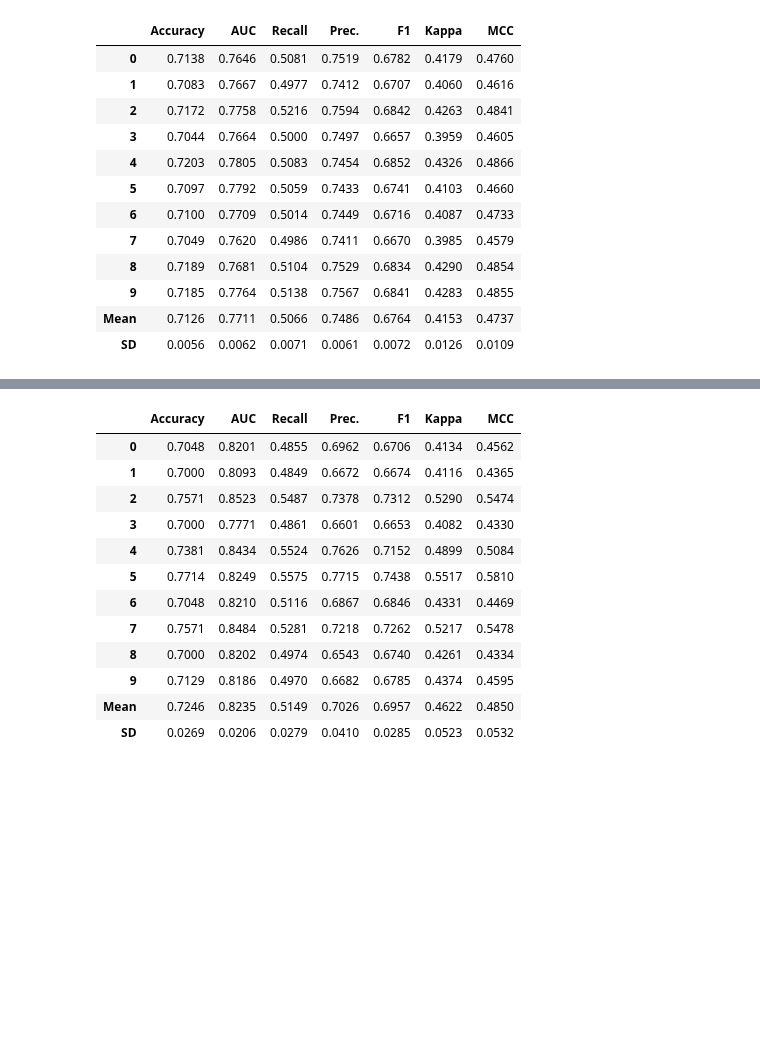
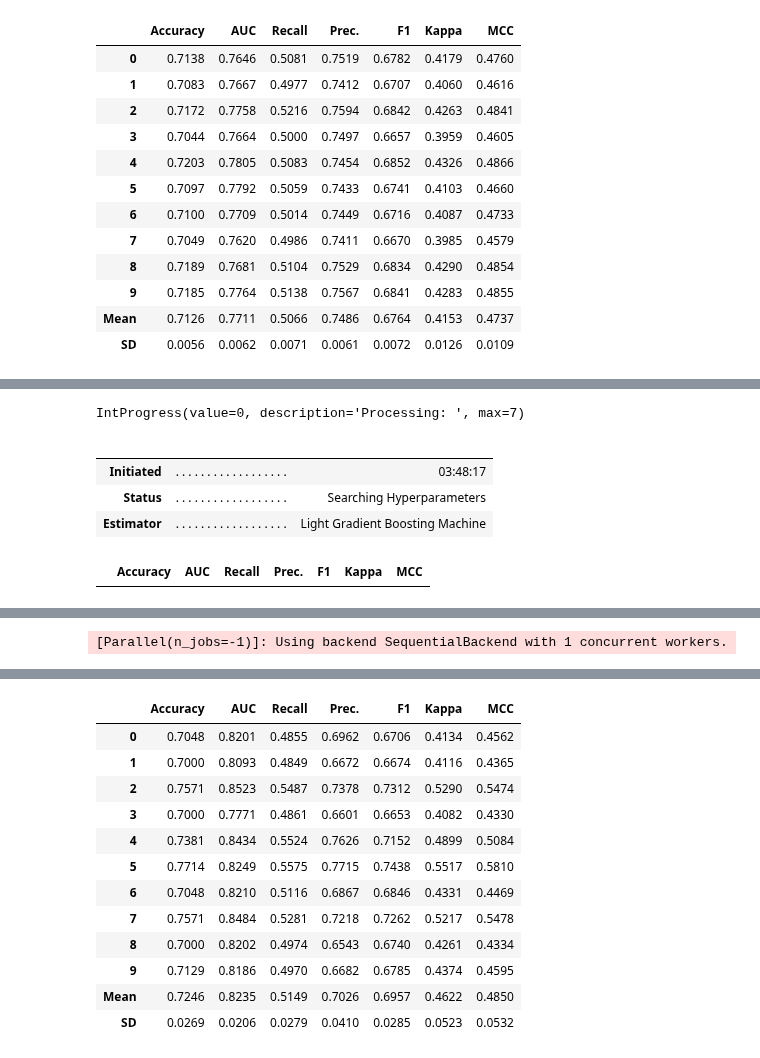
Before and after one commit to JannaW0402/Pump-it-Up, a Jupyter notebook: Model/869model-0725-2.ipynb, the cells around one changed output, grey strips where cells are left out. Saved outputs shown, nothing was run; the diff lists cells and outputs as text; code cells hidden in the pictures; blank space fills up the shorter version.

```diff
--- a/Model/869model-0725-2.ipynb
+++ b/Model/869model-0725-2.ipynb
@@ -295,2 +299,10 @@ Fitting 10 folds for each of 10 candidates, totalling 100 fits
 # %%
-tuned_lightbgm = tune_model(lightbgm) # 0.7013
+tuned_lightgbm = tune_model(lightgbm) # 0.7013
+# %% [output]
+IntProgress(value=0, description='Processing: ', max=7)
+|  |  |  |
+|  |  |  |
+| Initiated | . . . . . . . . . . . . . . . . . . | 03:48:17 |
+| Status | . . . . . . . . . . . . . . . . . . | Searching Hyperparameters |
+| Estimator | . . . . . . . . . . . . . . . . . . | Light Gradient Boosting Machine |
+|  | Accuracy | AUC | Recall | Prec. | F1 | Kappa | MCC |
@@ -296,0 +313 @@ tuned_lightbgm = tune_model(lightbgm) # 0.7013
+[Parallel(n_jobs=-1)]: Using backend SequentialBackend with 1 concurrent workers.
```
Also changed, not shown: parts of 4 cells of this notebook.
